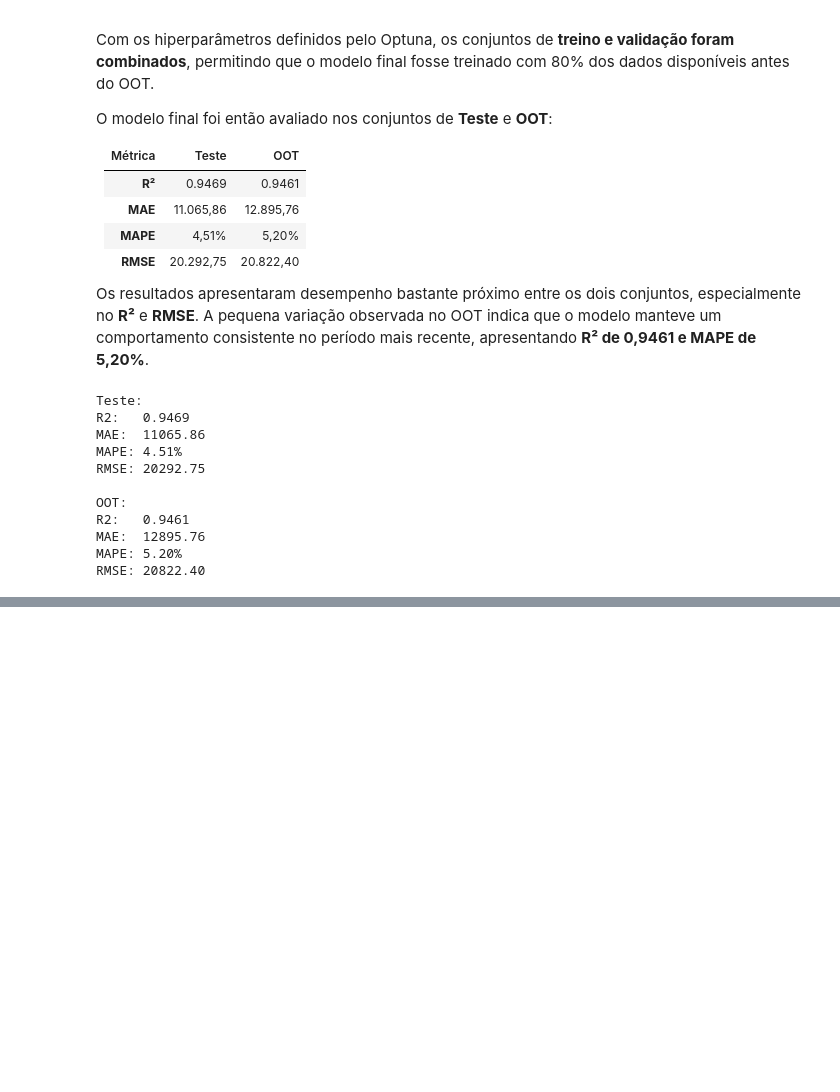
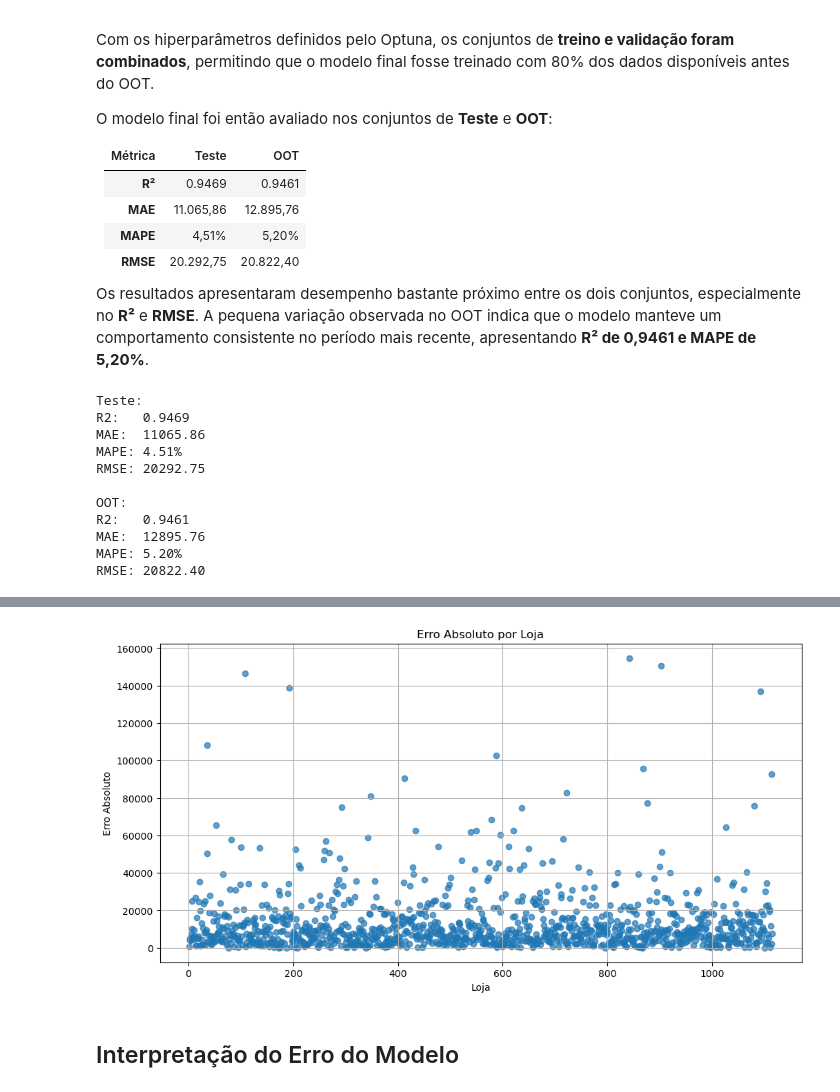
Before and after one commit to p-willyams/rossman-sales-forecast, a Jupyter notebook: src/03-train/train.ipynb, the cells around one changed output, grey strips where cells are left out. Drawn from its saved outputs; the diff is of its cells as text; code cells hidden in the pictures; blank space fills up the shorter version.

```diff
--- a/src/03-train/train.ipynb
+++ b/src/03-train/train.ipynb
@@ -65,9 +69,19 @@ print("Tamanho do df:", df.shape)
 # %% [output]
 Tamanho do df: (876540, 240)
 # %%
+# Ordena o DataFrame pela data de referência (DtRef)
 df_sorted = df.sort_values('DtRef').reset_index(drop=True)
+
+# Identifica a última data disponível
 last_date = df_sorted['DtRef'].max()
+
+# Cria o conjunto out-of-time (OOT) apenas com a última data (holdout)
 oot_df = df_sorted[df_sorted['DtRef'] == last_date].copy()
+# X_oot e y_oot
+X_oot = oot_df.drop(columns=['Target', 'IdStore', 'DtRef'], errors='ignore')
+y_oot = oot_df['Target']
+
+# O restante dos dados será usado para treino, validação e teste
 restante_df = df_sorted[df_sorted['DtRef'] != last_date].copy()
 
 n = len(restante_df)
@@ -89,9 +103,6 @@ y_val = val_df['Target']
 
 X_test = test_df.drop(columns=drop_cols, errors='ignore')
 y_test = test_df['Target']
-
-X_oot = oot_df.drop(columns=drop_cols, errors='ignore')
-y_oot = oot_df['Target']
 # %% [markdown]
 # Exploração
 # %% [markdown]
@@ -781,0 +785,16 @@ RMSE: 20822.40
+# %%
+oot_df.loc[:, 'y_pred'] = y_oot_pred_xgb
+test_df.loc[:, 'y_pred'] = y_test_pred_xgb
+# %%
+df_mae_loja = oot_df.groupby('IdStore').agg(
+    real=('Target', 'sum'),
+    previsao=('y_pred', 'sum')
+).reset_index()
+
+df_mae_loja['erro'] = df_mae_loja['real'] - df_mae_loja['previsao']
+
+df_mae_loja['erro_abs'] = np.abs(df_mae_loja['erro'])
+
+df_mae_loja['erro_pct'] = (
+    np.abs(df_mae_loja['erro'] / df_mae_loja['real']) * 100
+)
@@ -781,0 +810,3 @@ RMSE: 20822.40
+# %%
+df_mae_loja_sorted = df_mae_loja.sort_values(by='erro_abs', ascending=False).reset_index(drop=True)
+df_mae_loja_sorted.head(10)
@@ -781,0 +859,12 @@ RMSE: 20822.40
+# %%
+plt.figure(figsize=(12,6))
+plt.scatter(df_mae_loja_sorted['IdStore'], df_mae_loja_sorted['erro_abs'], alpha=0.7)
+plt.xlabel('Loja')
+plt.ylabel('Erro Absoluto')
+plt.title('Erro Absoluto por Loja')
+plt.grid(True)
+plt.show()
+# %% [output]
+[figure, added]
+# %% [markdown]
+## Interpretação do Erro do Modelo
```
Also changed, not shown: parts of 17 cells of this notebook.
